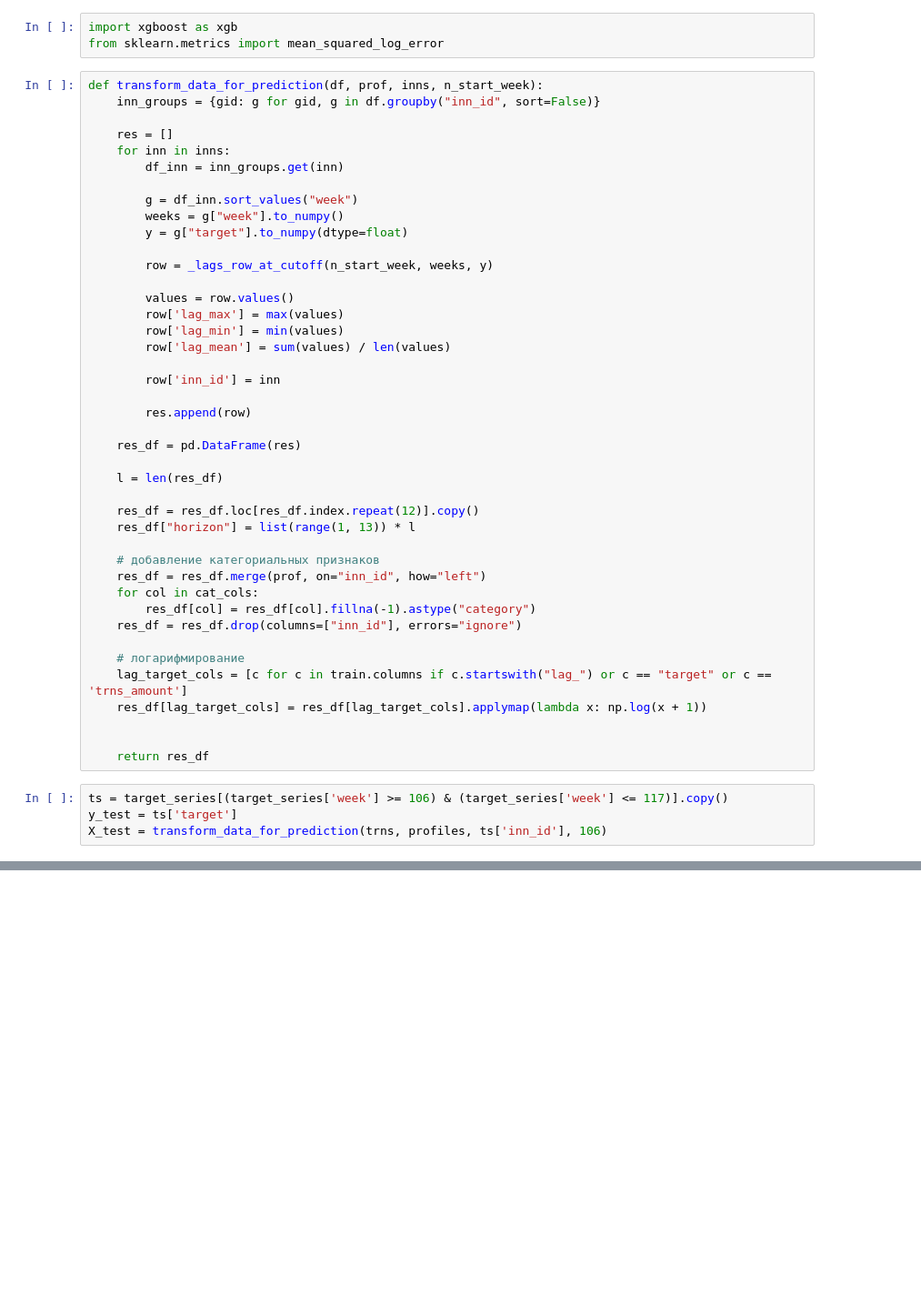
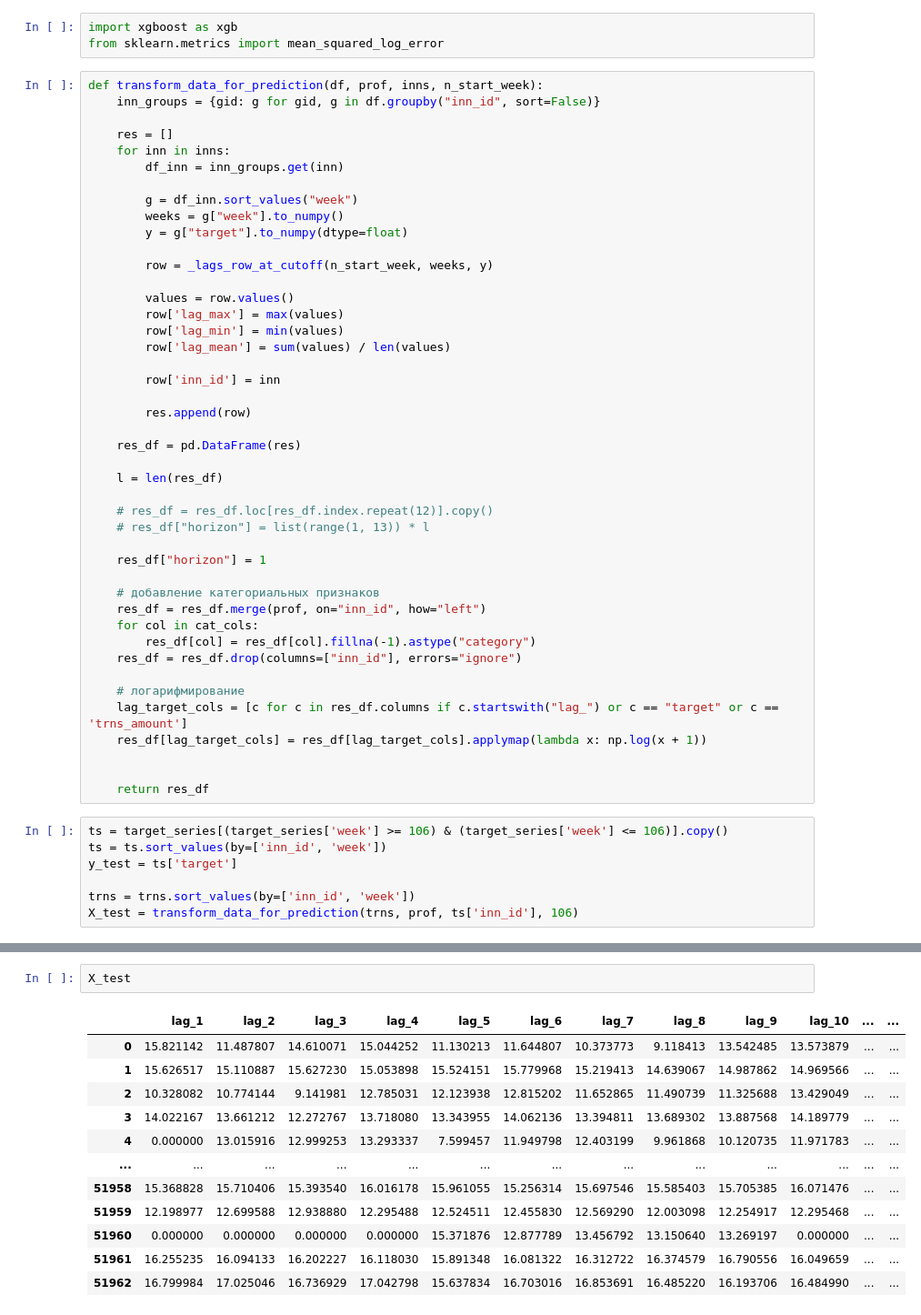
Before and after one commit to oleander-twig/bank_transfers_forecasting, a Jupyter notebook: transactions_xgboost.ipynb, the cells around one changed output, grey strips where cells are left out. Shown at 91% size. Saved outputs shown, nothing was run; the diff lists cells and outputs as text; blank space fills up the shorter version.

Commit message:
update predict 2

```diff
--- a/transactions_xgboost.ipynb
+++ b/transactions_xgboost.ipynb
@@ -452,8 +444,10 @@ def transform_data_for_prediction(df, prof, inns, n_start_week):
 
     l = len(res_df)
 
-    res_df = res_df.loc[res_df.index.repeat(12)].copy()
-    res_df["horizon"] = list(range(1, 13)) * l
+    # res_df = res_df.loc[res_df.index.repeat(12)].copy()
+    # res_df["horizon"] = list(range(1, 13)) * l
+
+    res_df["horizon"] = 1
 
     # добавление категориальных признаков
     res_df = res_df.merge(prof, on="inn_id", how="left")
@@ -462,12 +456,15 @@ def transform_data_for_prediction(df, prof, inns, n_start_week):
     res_df = res_df.drop(columns=["inn_id"], errors="ignore")
 
     # логарифмирование
-    lag_target_cols = [c for c in train.columns if c.startswith("lag_") or c == "target" or c == 'trns_amount']
+    lag_target_cols = [c for c in res_df.columns if c.startswith("lag_") or c == "target" or c == 'trns_amount']
     res_df[lag_target_cols] = res_df[lag_target_cols].applymap(lambda x: np.log(x + 1))
 
 
     return res_df
 # %%
-ts = target_series[(target_series['week'] >= 106) & (target_series['week'] <= 117)].copy()
+ts = target_series[(target_series['week'] >= 106) & (target_series['week'] <= 106)].copy()
+ts = ts.sort_values(by=['inn_id', 'week'])
 y_test = ts['target']
-X_test = transform_data_for_prediction(trns, profiles, ts['inn_id'], 106)
+
+trns = trns.sort_values(by=['inn_id', 'week'])
+X_test = transform_data_for_prediction(trns, prof, ts['inn_id'], 106)
@@ -505,0 +503,15 @@ expected id_region, diff_datopen_report_date_flg, ipul, main_okved_group in inpu
+# %%
+X_test
+# %% [output]
+|  | lag_1 | lag_2 | lag_3 | lag_4 | lag_5 | lag_6 | lag_7 | lag_8 | lag_9 | lag_10 | ... | ... |
+| 0 | 15.821142 | 11.487807 | 14.610071 | 15.044252 | 11.130213 | 11.644807 | 10.373773 | 9.118413 | 13.542485 | 13.573879 | ... | ... |
+| 1 | 15.626517 | 15.110887 | 15.627230 | 15.053898 | 15.524151 | 15.779968 | 15.219413 | 14.639067 | 14.987862 | 14.969566 | ... | ... |
+| 2 | 10.328082 | 10.774144 | 9.141981 | 12.785031 | 12.123938 | 12.815202 | 11.652865 | 11.490739 | 11.325688 | 13.429049 | ... | ... |
+| 3 | 14.022167 | 13.661212 | 12.272767 | 13.718080 | 13.343955 | 14.062136 | 13.394811 | 13.689302 | 13.887568 | 14.189779 | ... | ... |
+| 4 | 0.000000 | 13.015916 | 12.999253 | 13.293337 | 7.599457 | 11.949798 | 12.403199 | 9.961868 | 10.120735 | 11.971783 | ... | ... |
+| ... | ... | ... | ... | ... | ... | ... | ... | ... | ... | ... | ... | ... |
+| 51958 | 15.368828 | 15.710406 | 15.393540 | 16.016178 | 15.961055 | 15.256314 | 15.697546 | 15.585403 | 15.705385 | 16.071476 | ... | ... |
+| 51959 | 12.198977 | 12.699588 | 12.938880 | 12.295488 | 12.524511 | 12.455830 | 12.569290 | 12.003098 | 12.254917 | 12.295468 | ... | ... |
+| 51960 | 0.000000 | 0.000000 | 0.000000 | 0.000000 | 15.371876 | 12.877789 | 13.456792 | 13.150640 | 13.269197 | 0.000000 | ... | ... |
+| 51961 | 16.255235 | 16.094133 | 16.202227 | 16.118030 | 15.891348 | 16.081322 | 16.312722 | 16.374579 | 16.790556 | 16.049659 | ... | ... |
+| 51962 | 16.799984 | 17.025046 | 16.736929 | 17.042798 | 15.637834 | 16.703016 | 16.853691 | 16.485220 | 16.193706 | 16.484990 | ... | ... |
```
Also changed, not shown: parts of 7 cells of this notebook.
